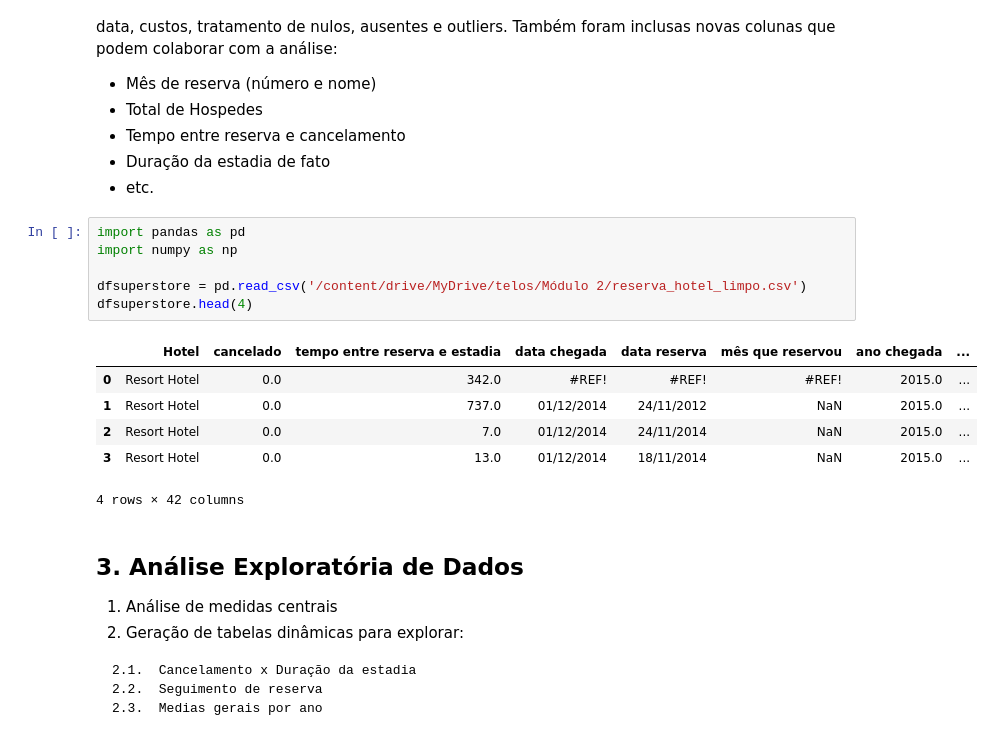
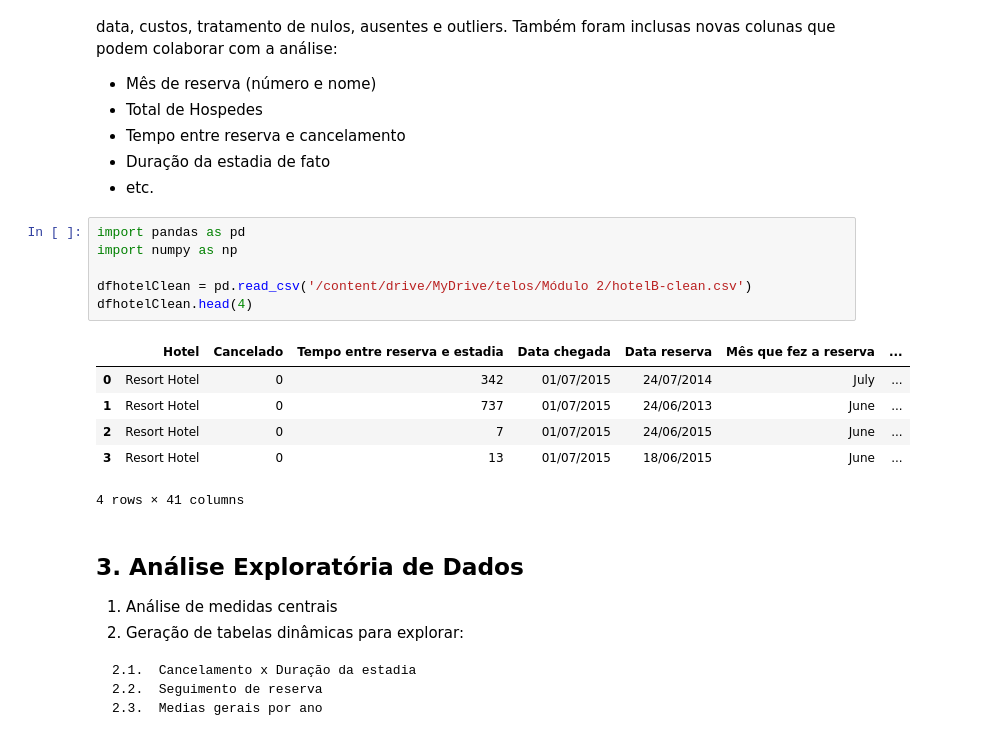
Before and after one commit to nay-ramos/analiseDados, a Jupyter notebook: startingProjects/HotelBooking.ipynb, the cells around one changed output. Cells and saved outputs as stored; diff of their text form.

```diff
--- a/startingProjects/HotelBooking.ipynb
+++ b/startingProjects/HotelBooking.ipynb
@@ -106,16 +106,16 @@ Tendo em vista as colunas importantes para a análise, foram organizadas e corri
 # %%
 import pandas as pd
 import numpy as np
 
-dfsuperstore = pd.read_csv('/content/drive/MyDrive/telos/Módulo 2/reserva_hotel_limpo.csv')
-dfsuperstore.head(4)
+dfhotelClean = pd.read_csv('/content/drive/MyDrive/telos/Módulo 2/hotelB-clean.csv')
+dfhotelClean.head(4)
 # %% [output]
-|  | Hotel | cancelado | tempo entre reserva e estadia | data chegada | data reserva | mês que reservou | ano chegada | ... |
-| 0 | Resort Hotel | 0.0 | 342.0 | #REF! | #REF! | #REF! | 2015.0 | ... |
-| 1 | Resort Hotel | 0.0 | 737.0 | 01/12/2014 | 24/11/2012 | NaN | 2015.0 | ... |
-| 2 | Resort Hotel | 0.0 | 7.0 | 01/12/2014 | 24/11/2014 | NaN | 2015.0 | ... |
-| 3 | Resort Hotel | 0.0 | 13.0 | 01/12/2014 | 18/11/2014 | NaN | 2015.0 | ... |
+|  | Hotel | Cancelado | Tempo entre reserva e estadia | Data chegada | Data reserva | Mês que fez a reserva | ... |
+| 0 | Resort Hotel | 0 | 342 | 01/07/2015 | 24/07/2014 | July | ... |
+| 1 | Resort Hotel | 0 | 737 | 01/07/2015 | 24/06/2013 | June | ... |
+| 2 | Resort Hotel | 0 | 7 | 01/07/2015 | 24/06/2015 | June | ... |
+| 3 | Resort Hotel | 0 | 13 | 01/07/2015 | 18/06/2015 | June | ... |
-4 rows × 42 columns
+4 rows × 41 columns
 # %% [markdown]
 ## **3. Análise Exploratória de Dados**
 
```
Also changed, not shown: parts of 2 cells of this notebook.
